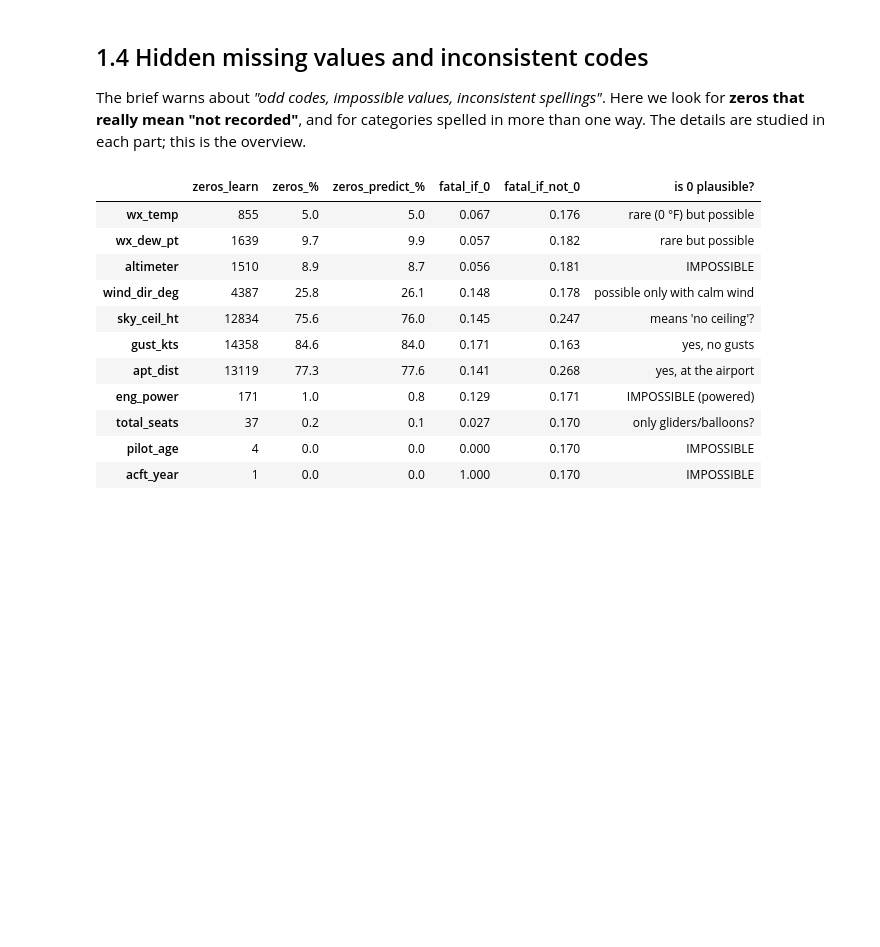
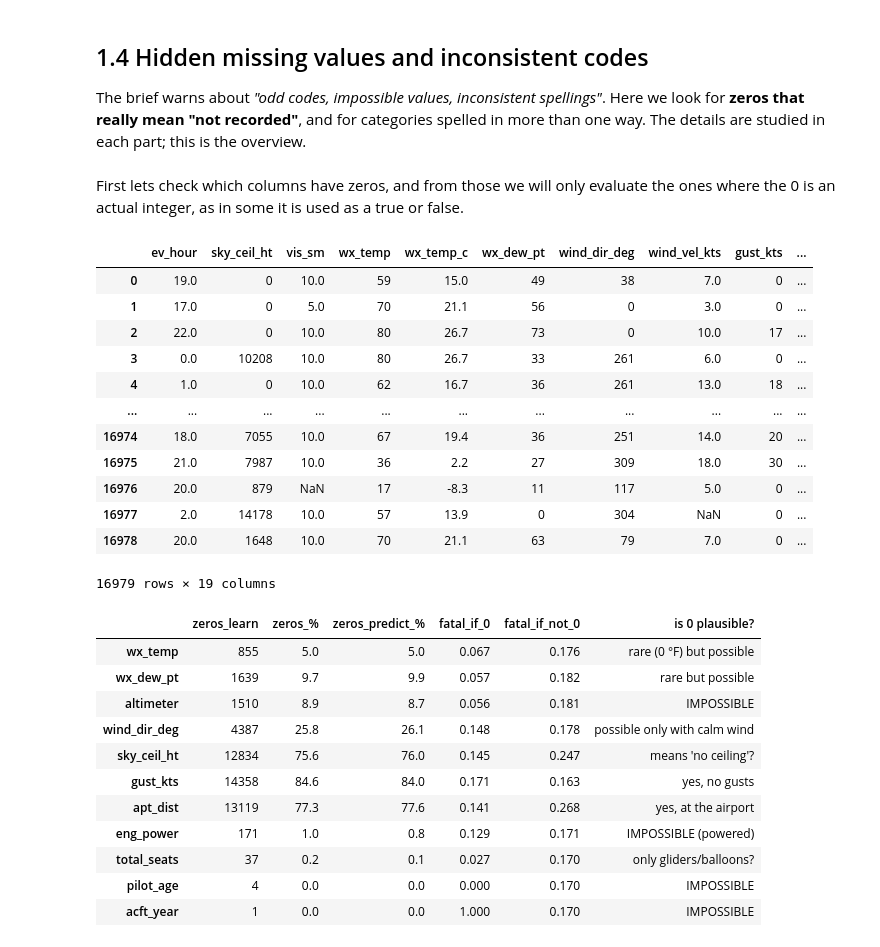
Before and after one commit to JoaoUmbels/MLBROSS, a Jupyter notebook: ML20_NB0_EDA.ipynb, the cells around one changed output. Drawn from its saved outputs; the diff is of its cells as text; code cells hidden in the pictures; blank space fills up the shorter version.

```diff
--- a/ML20_NB0_EDA.ipynb
+++ b/ML20_NB0_EDA.ipynb
@@ -350,6 +351,25 @@ mt.round(3)
 # %% [markdown]
 ## 1.4 Hidden missing values and inconsistent codes
 The brief warns about *"odd codes, impossible values, inconsistent spellings"*. Here we look for **zeros that really mean "not recorded"**, and for categories spelled in more than one way. The details are studied in each part; this is the overview.
+# %% [markdown]
+First lets check which columns have zeros, and from those we will only evaluate the ones where the 0 is an actual integer, as in some it is used as a true or false.
+# %%
+has0 = learn.loc[:, (learn == 0).any(axis=0)]
+has0
+# %% [output]
+|  | ev_hour | sky_ceil_ht | vis_sm | wx_temp | wx_temp_c | wx_dew_pt | wind_dir_deg | wind_vel_kts | gust_kts | ... |
+| 0 | 19.0 | 0 | 10.0 | 59 | 15.0 | 49 | 38 | 7.0 | 0 | ... |
+| 1 | 17.0 | 0 | 5.0 | 70 | 21.1 | 56 | 0 | 3.0 | 0 | ... |
+| 2 | 22.0 | 0 | 10.0 | 80 | 26.7 | 73 | 0 | 10.0 | 17 | ... |
+| 3 | 0.0 | 10208 | 10.0 | 80 | 26.7 | 33 | 261 | 6.0 | 0 | ... |
+| 4 | 1.0 | 0 | 10.0 | 62 | 16.7 | 36 | 261 | 13.0 | 18 | ... |
+| ... | ... | ... | ... | ... | ... | ... | ... | ... | ... | ... |
+| 16974 | 18.0 | 7055 | 10.0 | 67 | 19.4 | 36 | 251 | 14.0 | 20 | ... |
+| 16975 | 21.0 | 7987 | 10.0 | 36 | 2.2 | 27 | 309 | 18.0 | 30 | ... |
+| 16976 | 20.0 | 879 | NaN | 17 | -8.3 | 11 | 117 | 5.0 | 0 | ... |
+| 16977 | 2.0 | 14178 | 10.0 | 57 | 13.9 | 0 | 304 | NaN | 0 | ... |
+| 16978 | 20.0 | 1648 | 10.0 | 70 | 21.1 | 63 | 79 | 7.0 | 0 | ... |
+16979 rows × 19 columns
 # %%
 zero_cols = ["wx_temp", "wx_dew_pt", "altimeter", "wind_dir_deg", "sky_ceil_ht", "gust_kts",
              "apt_dist", "eng_power", "total_seats", "pilot_age", "acft_year"]
```
Also changed, not shown: parts of 18 cells of this notebook.
